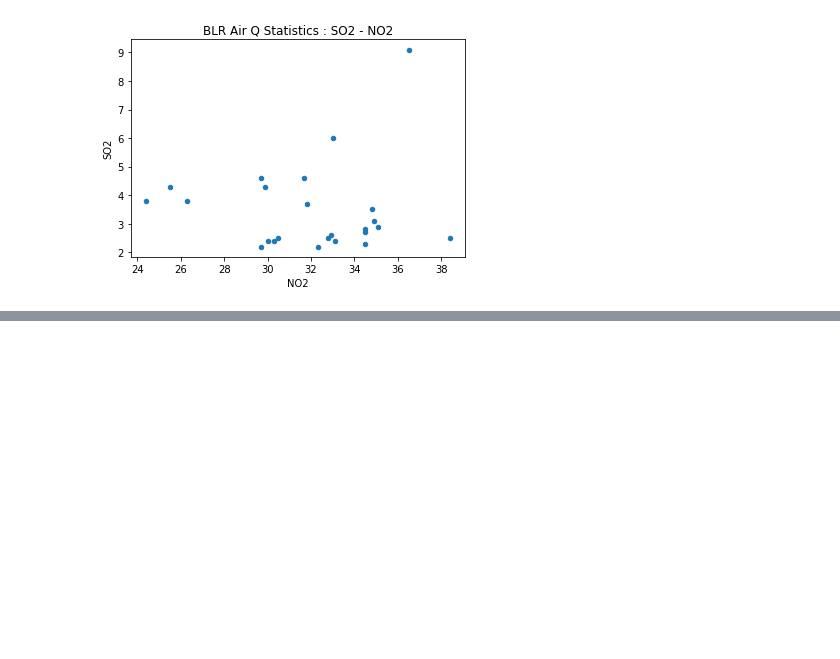
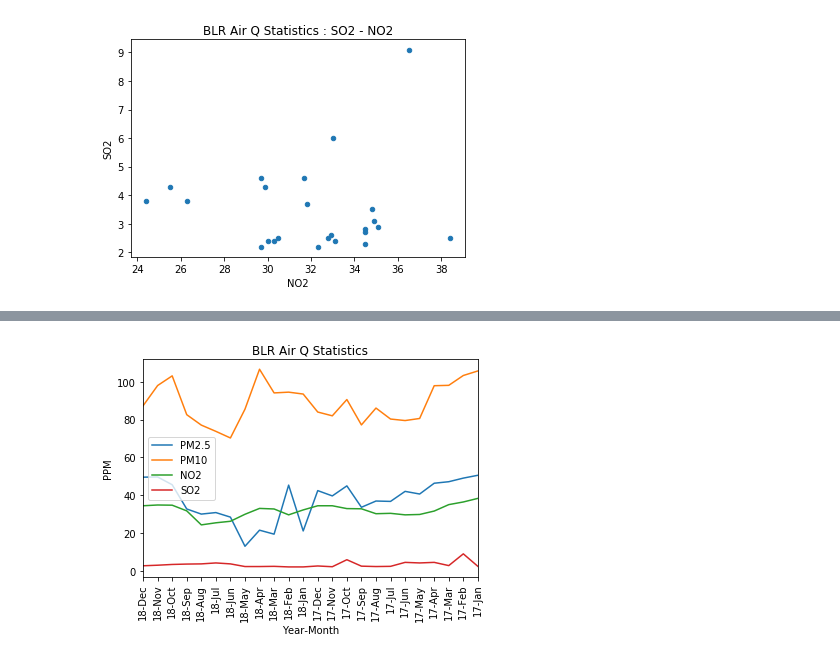
Before and after one commit to prabhatkumar95/ds200, a Jupyter notebook: Untitled.ipynb, the cells around one changed output, grey strips where cells are left out. Saved outputs shown, nothing was run; the diff lists cells and outputs as text; code cells hidden in the pictures; blank space fills up the shorter version.

Commit message:
Ver 1.3
Added Line plot for the full data and final plot file

```diff
--- a/Untitled.ipynb
+++ b/Untitled.ipynb
@@ -40,3 +40,5 @@ for i in range(1,len(keys)):
 [figure]
 [figure]
 [figure]
+# %%
+data = data.sort_index(axis=1 ,ascending=True)
@@ -42,0 +65,6 @@ for i in range(1,len(keys)):
+# %%
+data = data.iloc[::-1]
+# %%
+data=data.reindex(index=data.index[::-1])
+# %%
+data = data.sort_index(ascending=False)
@@ -42,0 +91,10 @@ for i in range(1,len(keys)):
+# %%
+ax =data.plot()
+ax.set_xticks(data.index)
+ax.set_xticklabels(data[str(keys[0])], rotation=90)
+plt.xlabel("Year-Month")
+plt.ylabel("PPM")
+plt.title("BLR Air Q Statistics")
+plt.savefig("plots/lineplot.png")
+# %% [output]
+[figure, added]
```
Also changed, not shown: parts of 3 cells of this notebook, 1 other file.
